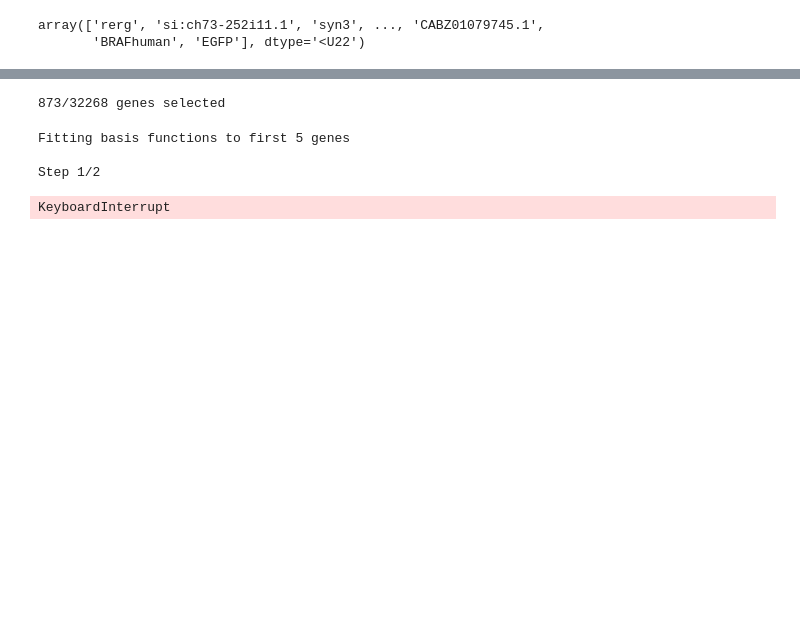
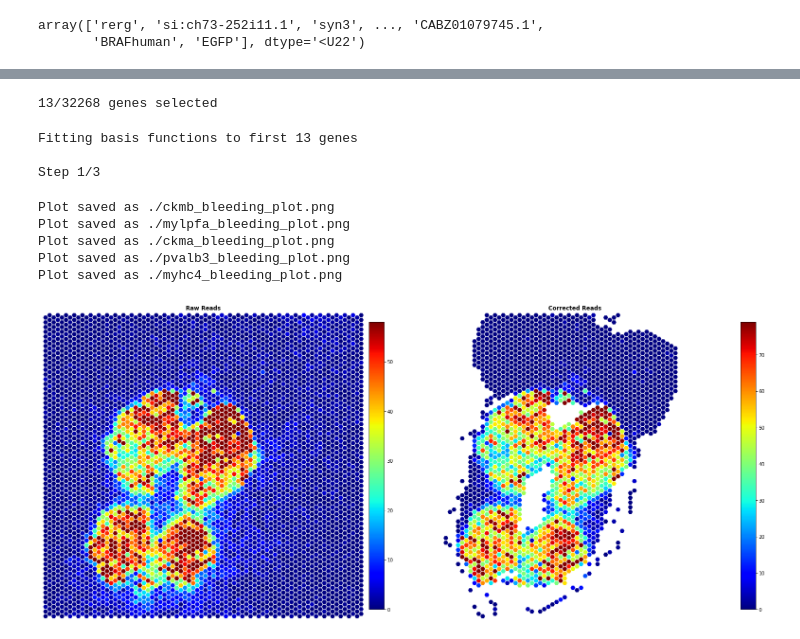
Before and after one commit to tansey-lab/bayestme, a Jupyter notebook: notebooks/bleeding_correction.ipynb, the cells around one changed output, grey strips where cells are left out. Drawn from its saved outputs; the diff is of its cells as text; code cells hidden in the pictures; blank space fills up the shorter version.

```diff
--- a/notebooks/bleeding_correction.ipynb
+++ b/notebooks/bleeding_correction.ipynb
@@ -22,7 +23,7 @@ Plot saved as ./BRAFhuman_raw_counts.png
 from bayestme import gene_filtering
 
 stddev_filtered = gene_filtering.select_top_genes_by_standard_deviation(
-    stdata, n_gene=1000)
+    stdata, n_gene=20)
 
 spot_threshold_filtered = gene_filtering.filter_genes_by_spot_threshold(
     stddev_filtered, spot_threshold=0.95)
@@ -31,18 +32,33 @@ stdata_filtered = gene_filtering.filter_ribosome_genes(spot_threshold_filtered)
 # %%
 print('{}/{} genes selected'.format(len(stdata_filtered.gene_names), len(stdata.gene_names)))
 # %% [output]
-873/32268 genes selected
+13/32268 genes selected
 # %%
 from bayestme import bleeding_correction
 
 cleaned_dataset, bleed_correction_result = bleeding_correction.clean_bleed(
     dataset=stdata_filtered,
-    n_top=5,
+    n_top=20,
     local_weight=None,
-    max_steps=2
+    max_steps=3
 )
 # %% [output]
-Fitting basis functions to first 5 genes
+Fitting basis functions to first 13 genes
 
-Step 1/2
+Step 1/3
-KeyboardInterrupt
+# %%
+plt.rcParams["figure.figsize"] = (5, 5)
+bleeding_correction.create_top_n_gene_bleeding_plots(
+        dataset=stdata_filtered,
+        corrected_dataset=cleaned_dataset,
+        bleed_result=bleed_correction_result,
+        output_dir='.',
+        output_format='png',
+        n_genes=5)
+# %% [output]
+Plot saved as ./ckmb_bleeding_plot.png
+Plot saved as ./mylpfa_bleeding_plot.png
+Plot saved as ./ckma_bleeding_plot.png
+Plot saved as ./pvalb3_bleeding_plot.png
+Plot saved as ./myhc4_bleeding_plot.png
+[figure, added]
```
Also changed, not shown: parts of 2 cells of this notebook, 10 other files.
